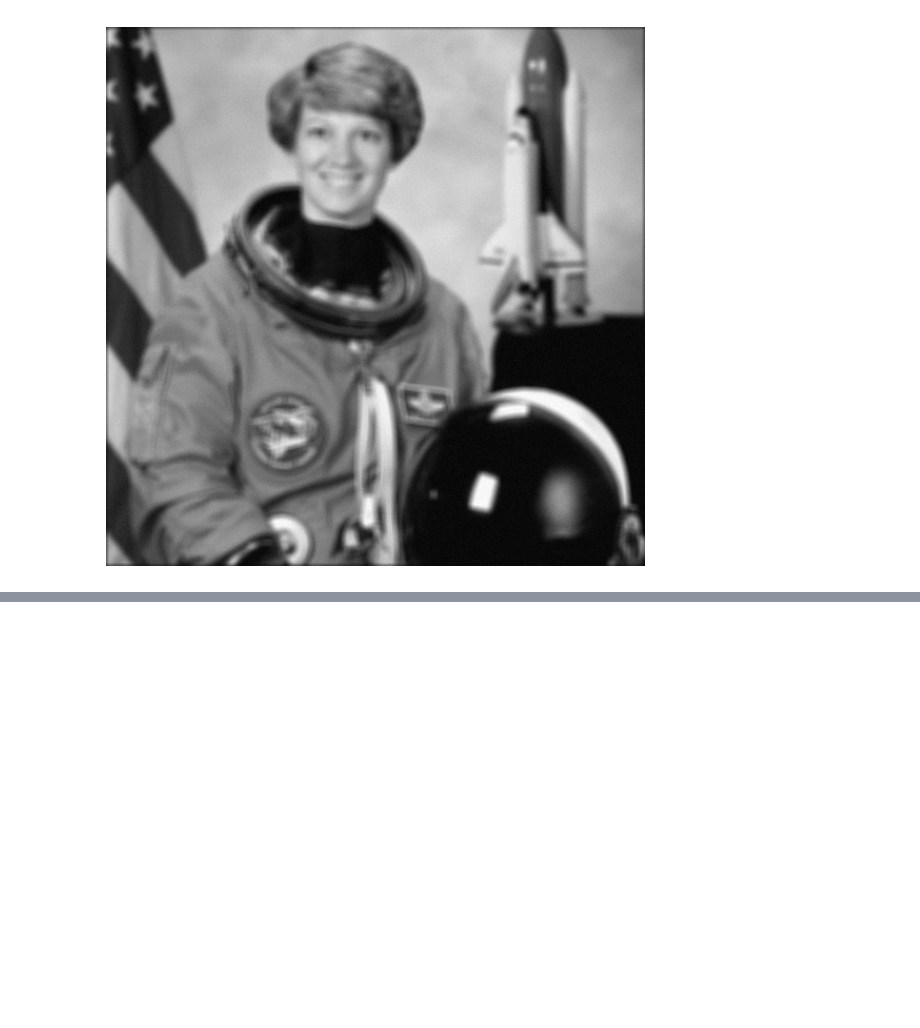
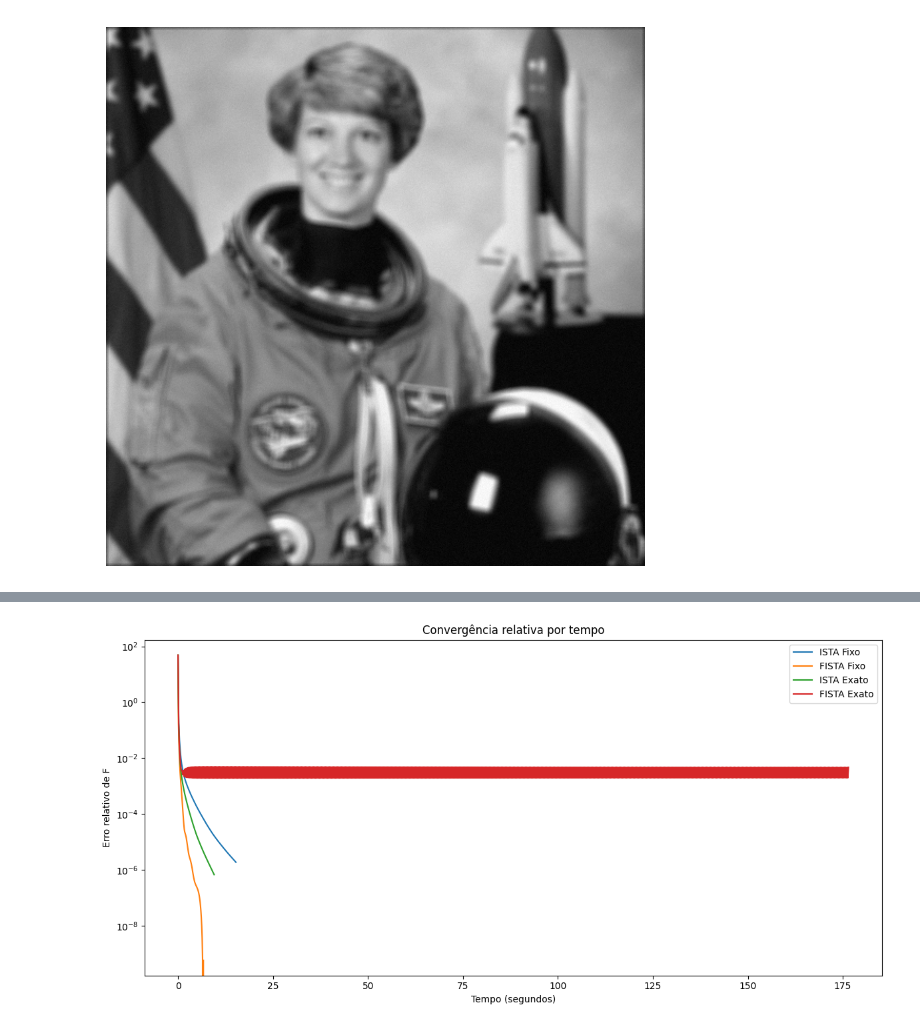
Before and after one commit to gligabo/projeto_ic, a Jupyter notebook: com_regularizacao/aplicacao_borragem_ruidosa.ipynb, the cells around one changed output, grey strips where cells are left out. Drawn from its saved outputs; the diff is of its cells as text; code cells hidden in the pictures; blank space fills up the shorter version.

```diff
--- a/com_regularizacao/aplicacao_borragem_ruidosa.ipynb
+++ b/com_regularizacao/aplicacao_borragem_ruidosa.ipynb
@@ -187,3 +194,21 @@ plt.axis( "tight" )
+# %%
+plt.figure( figsize = ( 12, 6 ) )
+
+for name in names:
+    vals = np.array( results[ name ][ "F_values" ] )
+    rel_err = ( vals - F_star ) / F_star
+    total_time = results[ name ][ "execution_time" ]
+    times = np.linspace( 0, total_time, len( vals ) )
+    plt.semilogy( times, rel_err, label = name )
+
+plt.xlabel( "Tempo (segundos)" )
+plt.ylabel( "Erro relativo de F" )
+plt.legend()
+plt.title( "Convergência relativa por tempo" )
+plt.tight_layout()
+plt.show()
+# %% [output]
+[figure, added]
 # %%
 def delta_F( F_vals ):
     return [ abs( F_vals[ k ] - F_vals[ k-1 ] ) for k in range( 1, len( F_vals ) ) ]
```
Also changed, not shown: parts of 18 cells of this notebook.
